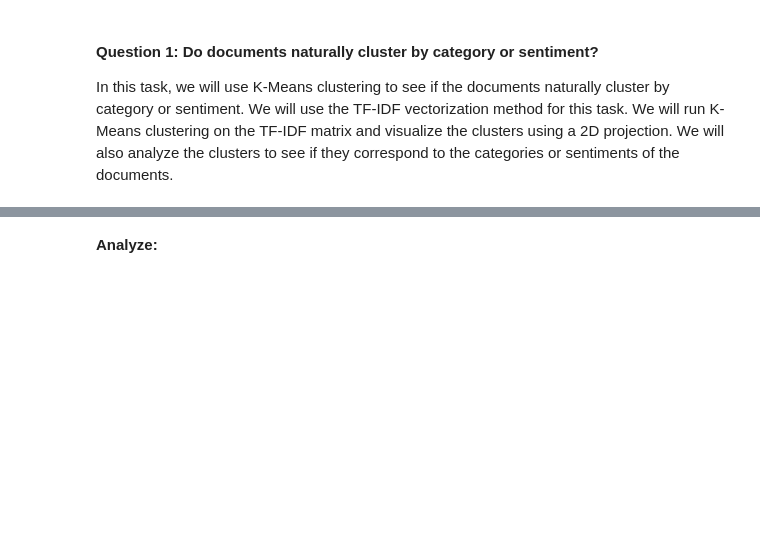
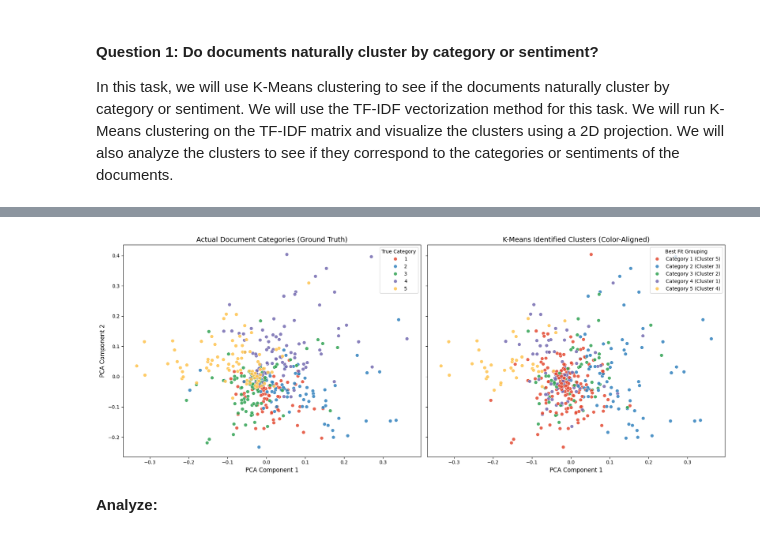
Before and after one commit to christiewong219/Team-5-CS105-Final-Project, a Jupyter notebook: Team5_CS105_Final_Project.ipynb, the cells around one changed output, grey strips where cells are left out. Cells and saved outputs as stored; diff of their text form; code cells hidden in the pictures; blank space fills up the shorter version.

```diff
--- a/Team5_CS105_Final_Project.ipynb
+++ b/Team5_CS105_Final_Project.ipynb
@@ -644,3 +721,83 @@ positive           46  140  62
+# %%
+import matplotlib.pyplot as plt
+import seaborn as sns
+from sklearn.decomposition import PCA
+
+# 1. Map your raw cluster integers to strings so they don't use a continuous color scale
+# We also map the cluster number to its dominant category based on your cross-tab:
+# Cluster 5 -> Cat 1, Cluster 3 -> Cat 2, Cluster 2 -> Cat 3, Cluster 1 -> Cat 4, Cluster 4 -> Cat 5
+cluster_map = {
+    5: "Category 1 (Cluster 5)",
+    3: "Category 2 (Cluster 3)",
+    2: "Category 3 (Cluster 2)",
+    1: "Category 4 (Cluster 1)",
+    4: "Category 5 (Cluster 4)"
+}
+df_bal_cate['mapped_cluster'] = df_bal_cate['cluster_category'].map(cluster_map)
+
+# 2. Define a strict custom palette matching the colors from your original Left Graph
+# Order: Red, Blue, Green, Purple, Orange
+custom_palette = {
+    # True Categories
+    1: "#e34a33", # Red-ish
+    2: "#3182bd", # Blue-ish
+    3: "#31a354", # Green-ish
+    4: "#756bb1", # Purple-ish
+    5: "#fec44f", # Orange-ish
+
+    # Mapped Clusters (using the exact same colors)
+    "Category 1 (Cluster 5)": "#e34a33",
+    "Category 2 (Cluster 3)": "#3182bd",
+    "Category 3 (Cluster 2)": "#31a354",
+    "Category 4 (Cluster 1)": "#756bb1",
+    "Category 5 (Cluster 4)": "#fec44f"
+}
+
+# 3. Plot side-by-side with shared axes
+fig, axes = plt.subplots(1, 2, figsize=(18, 7), sharex=True, sharey=True)
+
+# Left Plot: Ground Truth (Uses Category IDs as numeric keys in custom_palette)
+sns.scatterplot(
+    data=df_bal_cate,
+    x='pca_x',
+    y='pca_y',
+    hue='category_1',
+    palette=custom_palette,
+    ax=axes[0],
+    alpha=0.85,
+    s=50
+)
+axes[0].set_title("Actual Document Categories (Ground Truth)", fontsize=14)
+axes[0].set_xlabel("PCA Component 1", fontsize=12)
+axes[0].set_ylabel("PCA Component 2", fontsize=12)
+axes[0].legend(title="True Category", loc='upper right')
+
+# Right Plot: K-Means Clusters (Uses mapped strings as keys in custom_palette)
+sns.scatterplot(
+    data=df_bal_cate,
+    x='pca_x',
+    y='pca_y',
+    hue='mapped_cluster',
+    palette=custom_palette,
+    ax=axes[1],
+    alpha=0.85,
+    s=50,
+    hue_order=[
+        "Category 1 (Cluster 5)",
+        "Category 2 (Cluster 3)",
+        "Category 3 (Cluster 2)",
+        "Category 4 (Cluster 1)",
+        "Category 5 (Cluster 4)"
+    ]
+)
+axes[1].set_title("K-Means Identified Clusters (Color-Aligned)", fontsize=14)
+axes[1].set_xlabel("PCA Component 1", fontsize=12)
+axes[1].legend(title="Best Fit Grouping", loc='upper right')
+
+plt.tight_layout()
+plt.show()
+# %% [output]
+[figure, added]
 # %% [markdown]
 **Analyze:**
 # %% [markdown]
```
Also changed, not shown: parts of 6 cells of this notebook.
